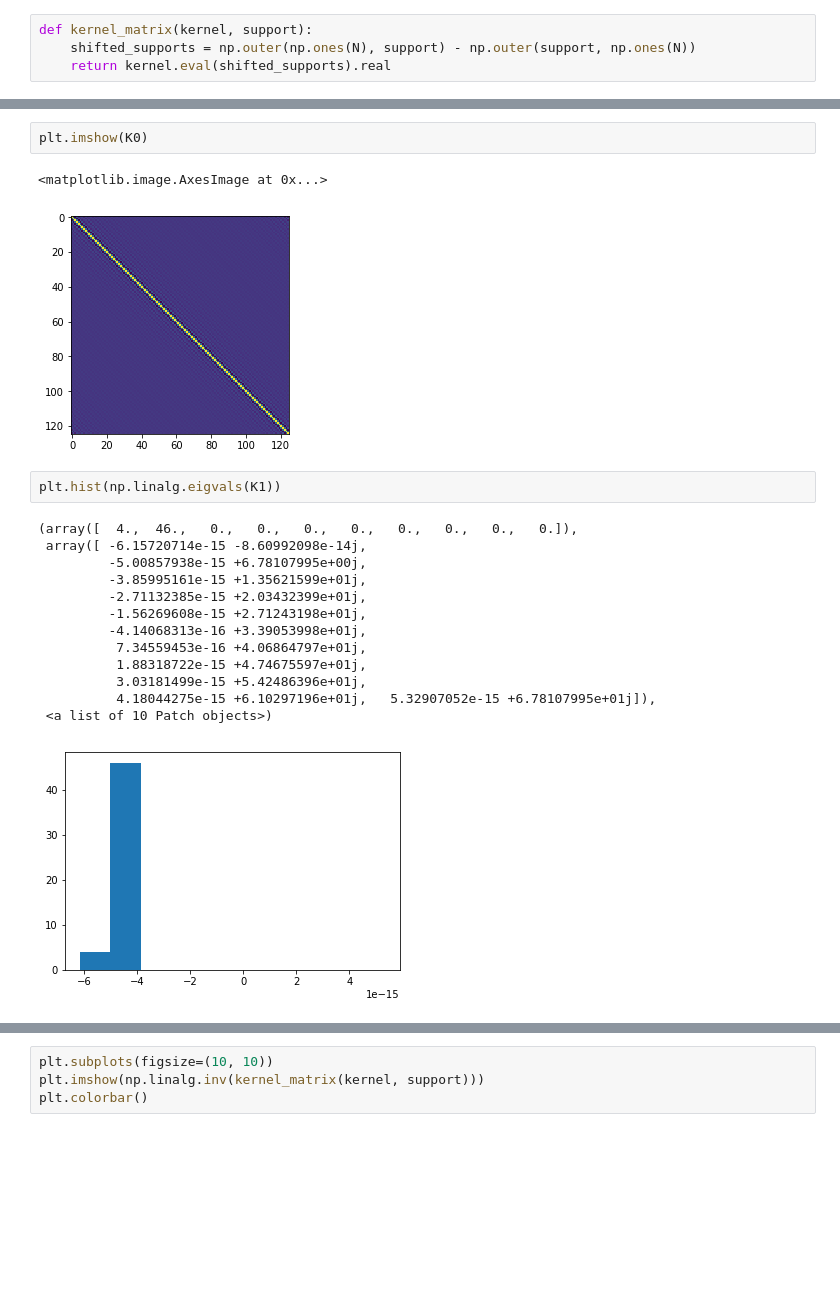
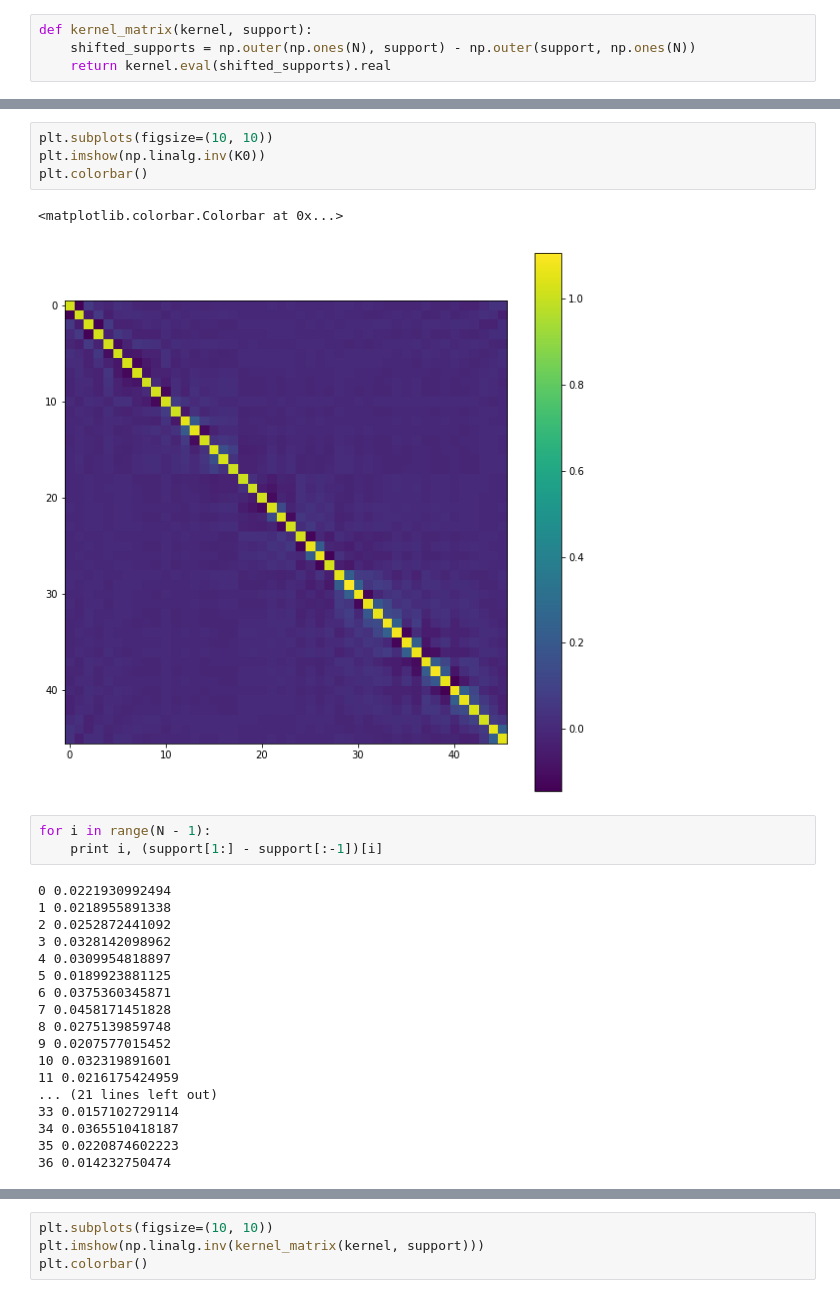
Before and after one commit to eonaran/sr_multisignals, a Jupyter notebook: Kernel Matrix Analysis.ipynb, the cells around one changed output, grey strips where cells are left out. Drawn from its saved outputs; the diff is of its cells as text; blank space fills up the shorter version.

```diff
--- a/Kernel Matrix Analysis.ipynb
+++ b/Kernel Matrix Analysis.ipynb
@@ -34,24 +45,31 @@ plt.colorbar()
-# %%
-plt.imshow(K0)
-# %% [output]
-<matplotlib.image.AxesImage at 0x...>
-[figure, removed]
-# %%
-plt.hist(np.linalg.eigvals(K1))
-# %% [output]
-(array([  4.,  46.,   0.,   0.,   0.,   0.,   0.,   0.,   0.,   0.]),
- array([ -6.15720714e-15 -8.60992098e-14j,
-         -5.00857938e-15 +6.78107995e+00j,
-         -3.85995161e-15 +1.35621599e+01j,
-         -2.71132385e-15 +2.03432399e+01j,
-         -1.56269608e-15 +2.71243198e+01j,
-         -4.14068313e-16 +3.39053998e+01j,
-          7.34559453e-16 +4.06864797e+01j,
-          1.88318722e-15 +4.74675597e+01j,
-          3.03181499e-15 +5.42486396e+01j,
-          4.18044275e-15 +6.10297196e+01j,   5.32907052e-15 +6.78107995e+01j]),
- <a list of 10 Patch objects>)
-[figure, removed]
+# %%
+plt.subplots(figsize=(10, 10))
+plt.imshow(np.linalg.inv(K0))
+plt.colorbar()
+# %% [output]
+<matplotlib.colorbar.Colorbar at 0x...>
+[figure, added]
+# %%
+for i in range(N - 1):
+    print i, (support[1:] - support[:-1])[i]
+# %% [output]
+0 0.0221930992494
+1 0.0218955891338
+2 0.0252872441092
+3 0.0328142098962
+4 0.0309954818897
+5 0.0189923881125
+6 0.0375360345871
+7 0.0458171451828
+8 0.0275139859748
+9 0.0207577015452
+10 0.032319891601
+11 0.0216175424959
+... (21 lines left out)
+33 0.0157102729114
+34 0.0365510418187
+35 0.0220874602223
+36 0.014232750474
 # %%
 np.diag(np.dot(K1, np.linalg.inv(K0)))
 # %% [output]
```
Also changed, not shown: parts of 5 cells of this notebook, 2 other files.
